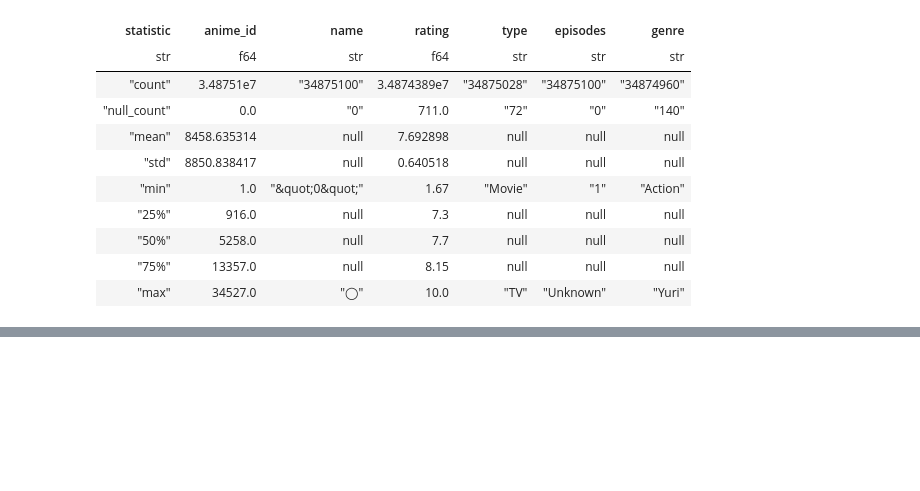
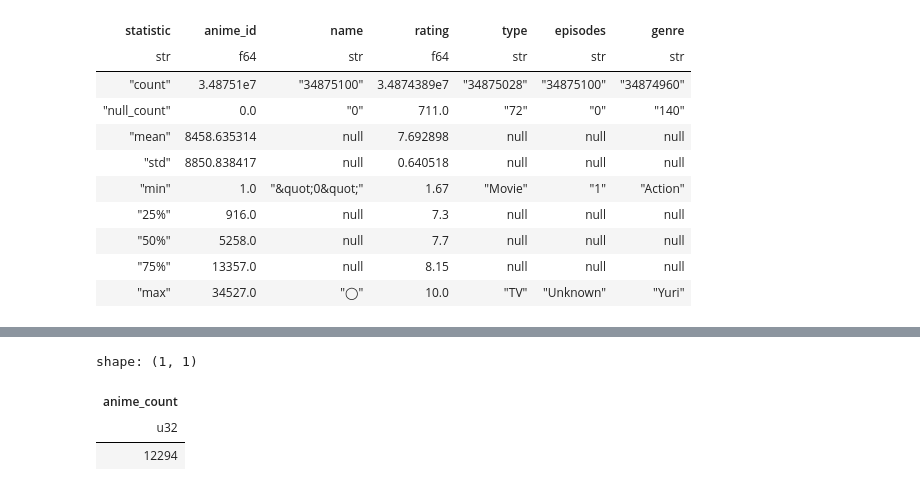
Before and after one commit to ZygimantasB/polars_library, a Jupyter notebook: kaggle/anime_dataset.ipynb, the cells around one changed output, grey strips where cells are left out. Saved outputs shown, nothing was run; the diff lists cells and outputs as text; code cells hidden in the pictures; blank space fills up the shorter version.

```diff
--- a/kaggle/anime_dataset.ipynb
+++ b/kaggle/anime_dataset.ipynb
@@ -394,0 +393,9 @@ shape: (9, 7)
+# %%
+combined_df.select(
+    pl.col('anime_id').n_unique().alias('anime_count')
+)
+# %% [output]
+shape: (1, 1)
+| anime_count |
+| u32 |
+| 12294 |
```
Also changed, not shown: parts of 6 cells of this notebook.
